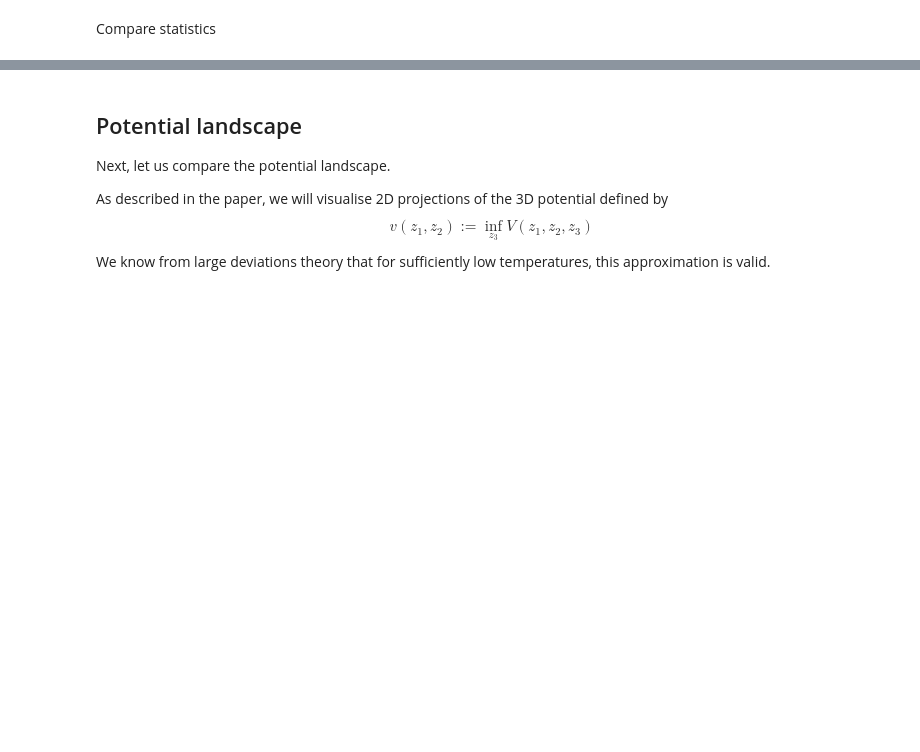
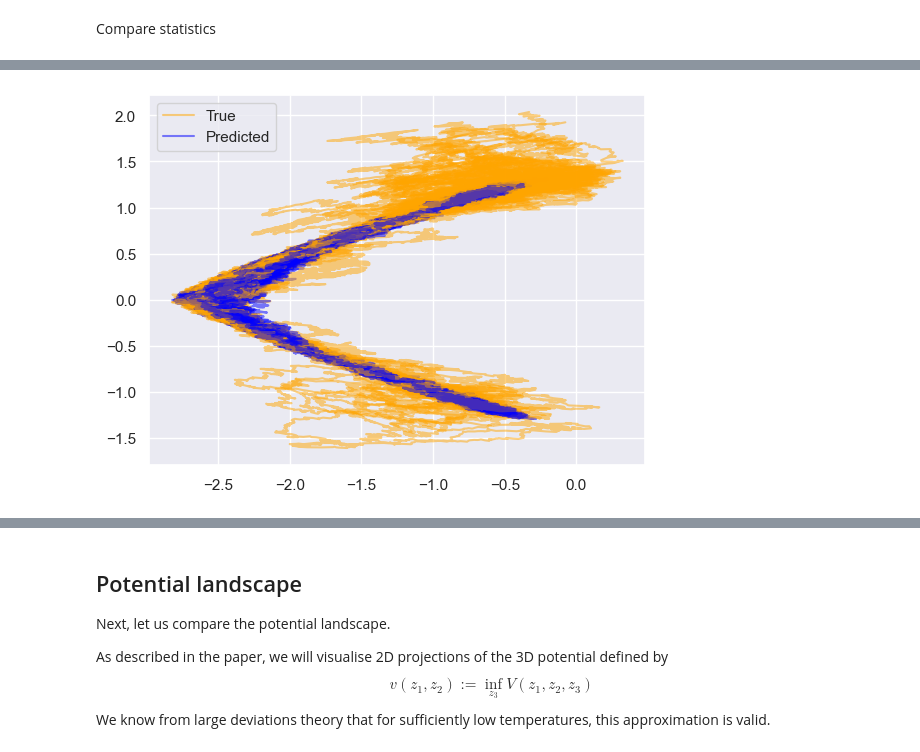
Before and after one commit to beatricesoh/onsagernet-jax, a Jupyter notebook: examples/polymer_dynamics_temperature/polymer_dynamics_temperature_Fs_analysis.ipynb, the cells around one changed output, grey strips where cells are left out. Saved outputs shown, nothing was run; the diff lists cells and outputs as text; code cells hidden in the pictures; blank space fills up the shorter version.

```diff
--- a/examples/polymer_dynamics_temperature/polymer_dynamics_temperature_Fs_analysis.ipynb
+++ b/examples/polymer_dynamics_temperature/polymer_dynamics_temperature_Fs_analysis.ipynb
@@ -136,0 +155,7 @@ for key, test_split in tqdm(zip(keys, test_splits)):
+# %%
+for i in range(100):
+    plt.plot(predicted_fast[i, :, 0], predicted_fast[i, :, 1], c="orange", alpha=0.5)
+    plt.plot(true_fast[i, :, 0], true_fast[i, :, 1], c="blue", alpha=0.5)
+    plt.legend(["True", "Predicted"])
+# %% [output]
+[figure, added]
```
Also changed, not shown: parts of 41 cells of this notebook, 2 other files.
